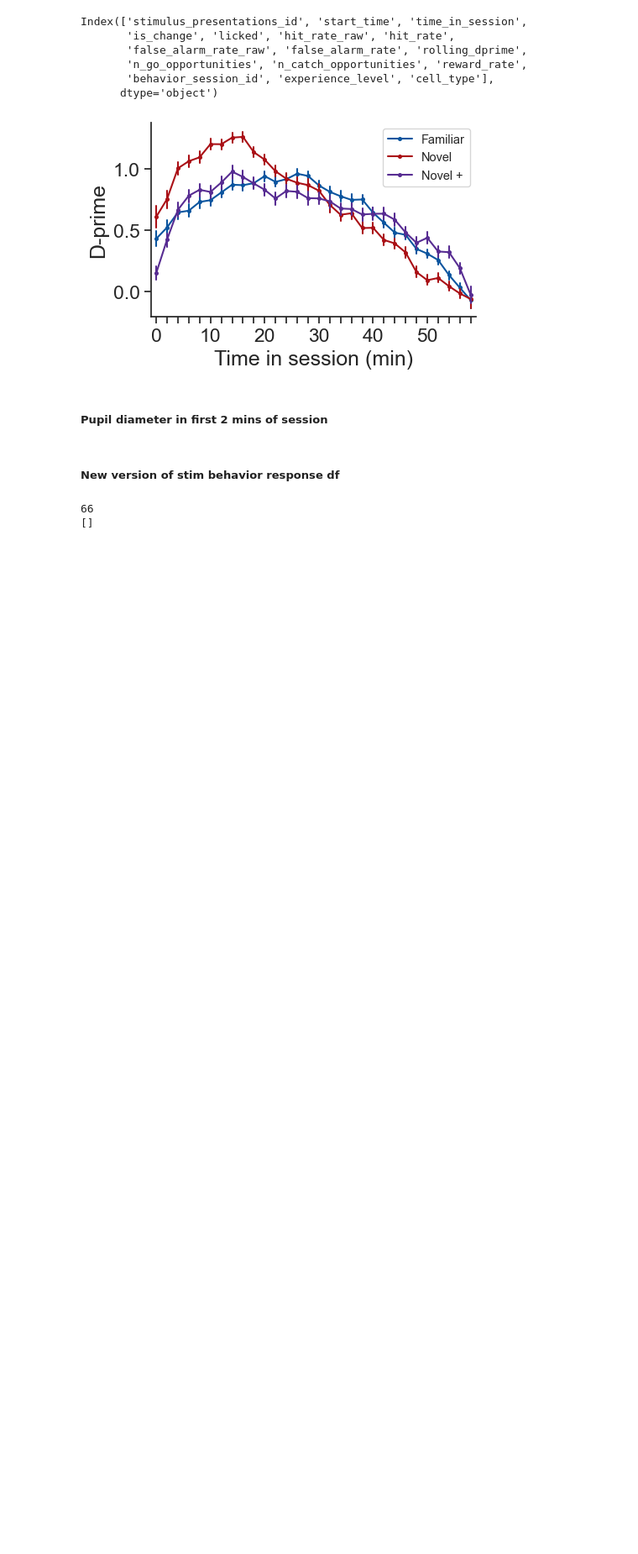
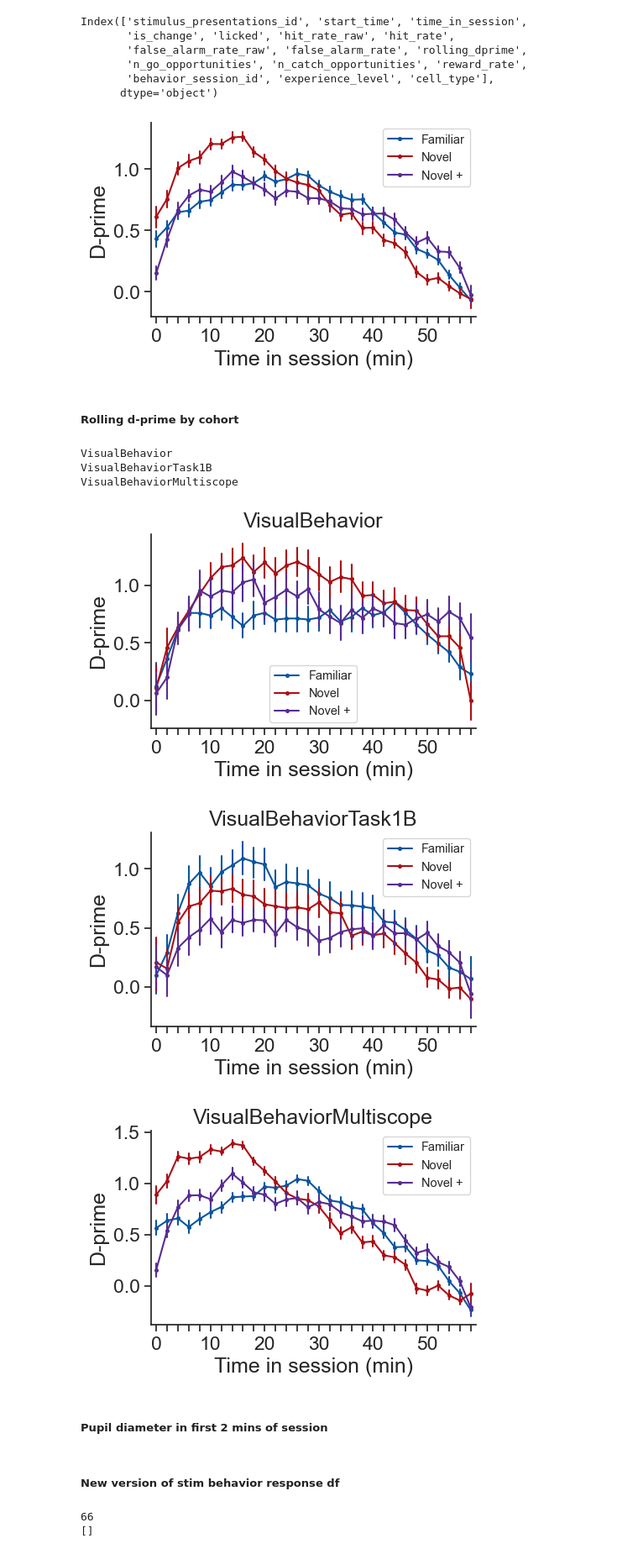
Before and after one commit to AllenInstitute/visual_behavior_analysis, a Jupyter notebook: notebooks/platform_paper_figures/figure_2_main.ipynb, the cells around one changed output. Shown at 84% size. Saved outputs shown, nothing was run; the diff lists cells and outputs as text; code cells hidden in the pictures; blank space fills up the shorter version.

```diff
--- a/notebooks/platform_paper_figures/figure_2_main.ipynb
+++ b/notebooks/platform_paper_figures/figure_2_main.ipynb
@@ -516,6 +501,26 @@ ax = ppf.plot_rolling_metric_over_time_in_session(
 )
 # %% [output]
 [figure]
+# %% [markdown]
+##### Rolling d-prime by cohort
+# %%
+
+for project_code in platform_experiments.project_code.unique():
+    print(project_code)
+    behavior_session_ids = platform_experiments[platform_experiments.project_code == project_code].behavior_session_id.unique()
+    project_df = rolling_sdf[rolling_sdf.behavior_session_id.isin(behavior_session_ids)]
+    # rolling d-prime over time in session, in 2 min bins, x labeled in 10 min increments
+    ppf.plot_rolling_metric_over_time_in_session(
+        project_df, metric='rolling_dprime', title=project_code,
+        bin_size_seconds=120, max_minutes=60, label_every=5,
+        ylabel="D-prime", save_dir=save_dir, suffix='_'+project_code, ax=None)
+# %% [output]
+VisualBehavior
+VisualBehaviorTask1B
+VisualBehaviorMultiscope
+[figure, added]
+[figure, added]
+[figure, added]
 # %% [markdown]
 ##### Pupil diameter in first 2 mins of session
 # %% [markdown]
```
Also changed, not shown: parts of 6 cells of this notebook, 11 other files.
